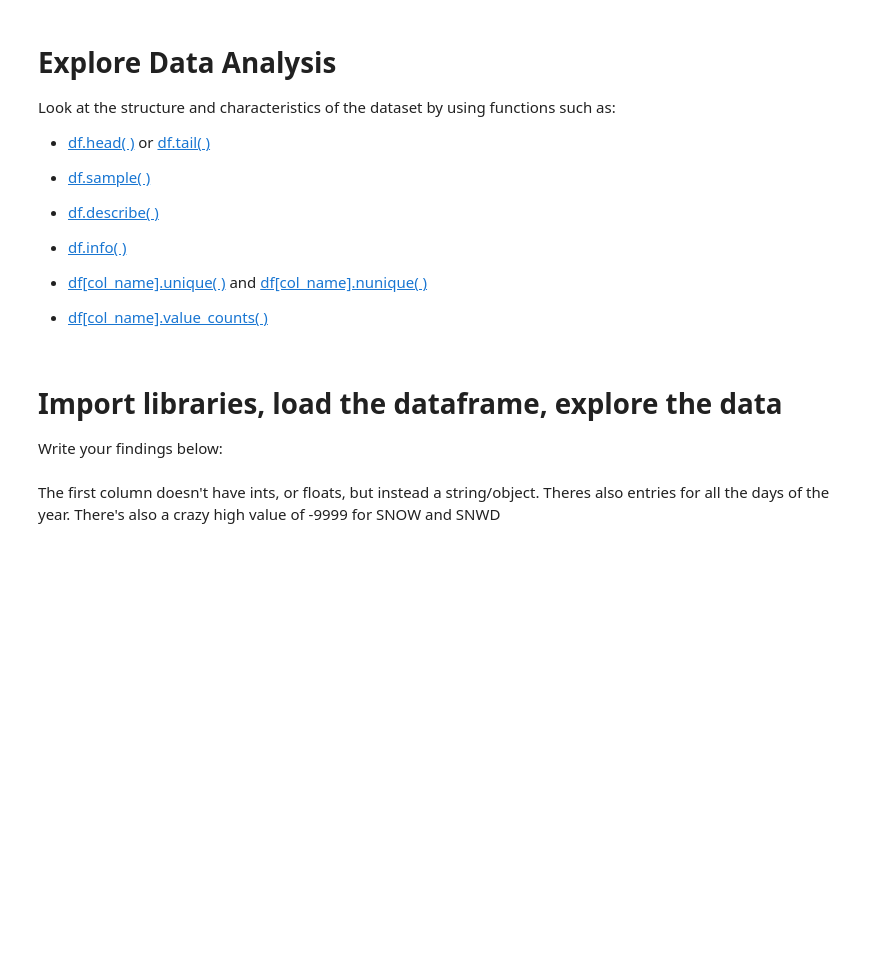
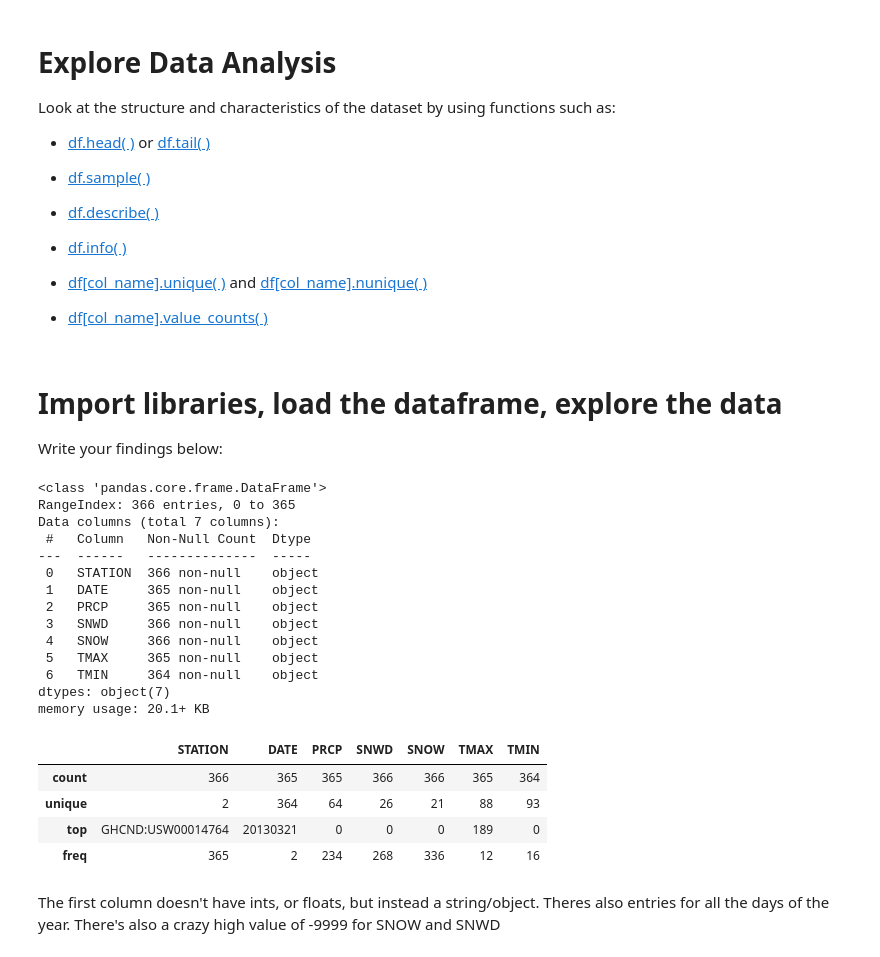
Before and after one commit to Quilhar/DataAnalytics, a Jupyter notebook: pandas/2_5_Pd_CleaningData.ipynb, the cells around one changed output. Saved outputs shown, nothing was run; the diff lists cells and outputs as text; code cells hidden in the pictures; blank space fills up the shorter version.

```diff
--- a/pandas/2_5_Pd_CleaningData.ipynb
+++ b/pandas/2_5_Pd_CleaningData.ipynb
@@ -21,14 +21,34 @@ Write your findings below:
 # %%
 # import libraries, load dataframe, explore the data
 import pandas as pd
 import numpy as np
 import pandas_lib as pdlib
 
 df = pd.read_csv('/Users/244213/Desktop/DataAnalytics/pandas/P_WX2013b.csv')
 
-# df.info()
-# df.value_counts()
-# df.describe()
+df.info()
+df.value_counts()
+df.describe()
+# %% [output]
+<class 'pandas.core.frame.DataFrame'>
+RangeIndex: 366 entries, 0 to 365
+Data columns (total 7 columns):
+ #   Column   Non-Null Count  Dtype
+---  ------   --------------  -----
+ 0   STATION  366 non-null    object
+ 1   DATE     365 non-null    object
+ 2   PRCP     365 non-null    object
+ 3   SNWD     366 non-null    object
+ 4   SNOW     366 non-null    object
+ 5   TMAX     365 non-null    object
+ 6   TMIN     364 non-null    object
+dtypes: object(7)
+memory usage: 20.1+ KB
+|  | STATION | DATE | PRCP | SNWD | SNOW | TMAX | TMIN |
+| count | 366 | 365 | 365 | 366 | 366 | 365 | 364 |
+| unique | 2 | 364 | 64 | 26 | 21 | 88 | 93 |
+| top | GHCND:USW00014764 | 20130321 | 0 | 0 | 0 | 189 | 0 |
+| freq | 365 | 2 | 234 | 268 | 336 | 12 | 16 |
 # %% [markdown]
 The first column doesn't have ints, or floats, but instead a string/object. Theres also entries for all the days of the year. There's also a crazy high value of -9999 for SNOW and SNWD
 # %% [markdown]
```
Also changed, not shown: parts of 7 cells of this notebook, 1 other file.
